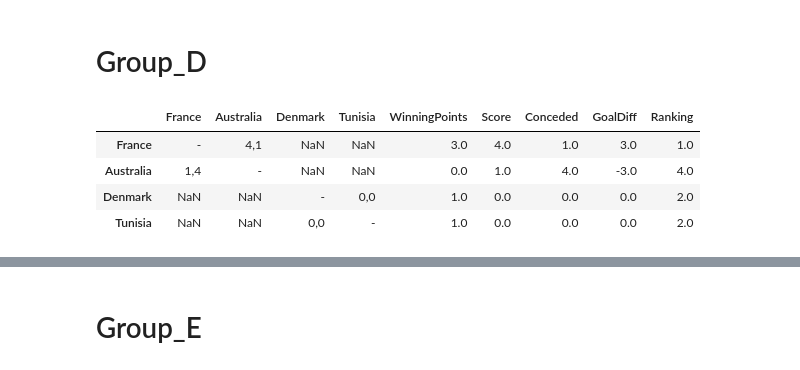
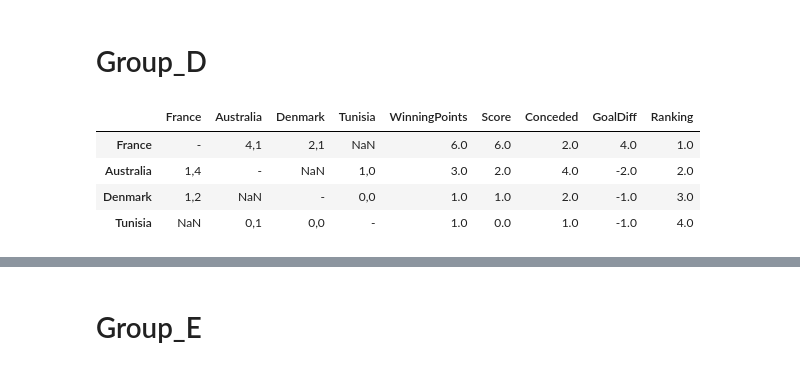
Before and after one commit to Jhosua-a/WCup2022, a Jupyter notebook: WCup2022_GroupLeage.ipynb, the cells around one changed output, grey strips where cells are left out. Drawn from its saved outputs; the diff is of its cells as text; code cells hidden in the pictures.

```diff
--- a/WCup2022_GroupLeage.ipynb
+++ b/WCup2022_GroupLeage.ipynb
@@ -316,19 +346,19 @@ for team in Group_D_Team_list:
 # %%
 Group_D_RoundRobin.iat[0, 1], Group_D_RoundRobin.iat[1, 0] = '4,1' , '1,4'
 Group_D_RoundRobin.iat[2, 3], Group_D_RoundRobin.iat[3, 2] = '0,0' , '0,0'
 
-#Group_D_RoundRobin.iat[0, 2], Group_D_RoundRobin.iat[2, 0] = '0,2' , '2,0'
-#Group_D_RoundRobin.iat[1, 3], Group_D_RoundRobin.iat[3, 1] = '0,2' , '2,0'
+Group_D_RoundRobin.iat[0, 2], Group_D_RoundRobin.iat[2, 0] = '2,1' , '1,2'
+Group_D_RoundRobin.iat[1, 3], Group_D_RoundRobin.iat[3, 1] = '1,0' , '0,1'
 
 #Group_D_RoundRobin.iat[0, 3], Group_D_RoundRobin.iat[3, 0] = '0,2' , '2,0'
 #Group_D_RoundRobin.iat[1, 2], Group_D_RoundRobin.iat[2, 1] = '0,2' , '2,0'
 Ranking(Group_D_RoundRobin)
 # %% [output]
 |  | France | Australia | Denmark | Tunisia | WinningPoints | Score | Conceded | GoalDiff | Ranking |
-| France | - | 4,1 | NaN | NaN | 3.0 | 4.0 | 1.0 | 3.0 | 1.0 |
-| Australia | 1,4 | - | NaN | NaN | 0.0 | 1.0 | 4.0 | -3.0 | 4.0 |
-| Denmark | NaN | NaN | - | 0,0 | 1.0 | 0.0 | 0.0 | 0.0 | 2.0 |
-| Tunisia | NaN | NaN | 0,0 | - | 1.0 | 0.0 | 0.0 | 0.0 | 2.0 |
+| France | - | 4,1 | 2,1 | NaN | 6.0 | 6.0 | 2.0 | 4.0 | 1.0 |
+| Australia | 1,4 | - | NaN | 1,0 | 3.0 | 2.0 | 4.0 | -2.0 | 2.0 |
+| Denmark | 1,2 | NaN | - | 0,0 | 1.0 | 1.0 | 2.0 | -1.0 | 3.0 |
+| Tunisia | NaN | 0,1 | 0,0 | - | 1.0 | 0.0 | 1.0 | -1.0 | 4.0 |
 # %%
 Ranking_num_D, Ranking_probability_D = RankingProbability(Group_D_RoundRobin.copy())
 # %% [output]
```
Also changed, not shown: parts of 21 cells of this notebook, 1 other file.
